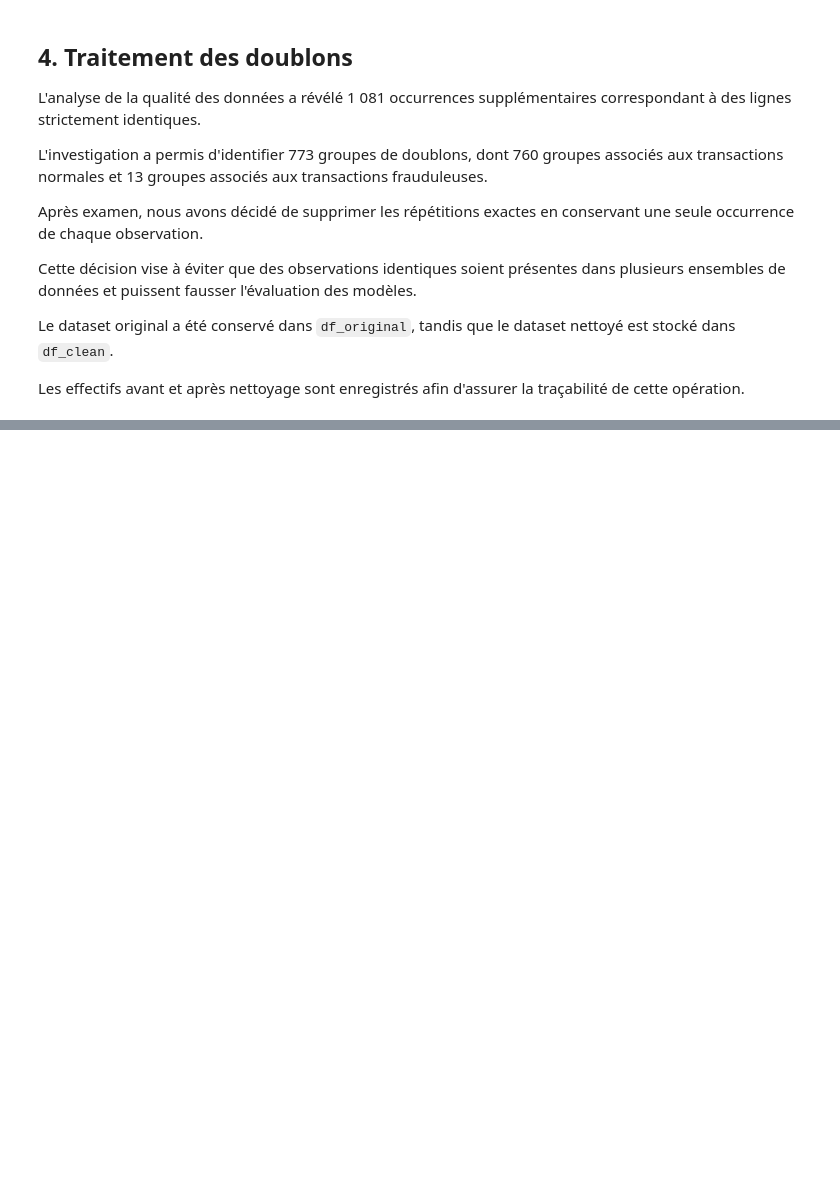
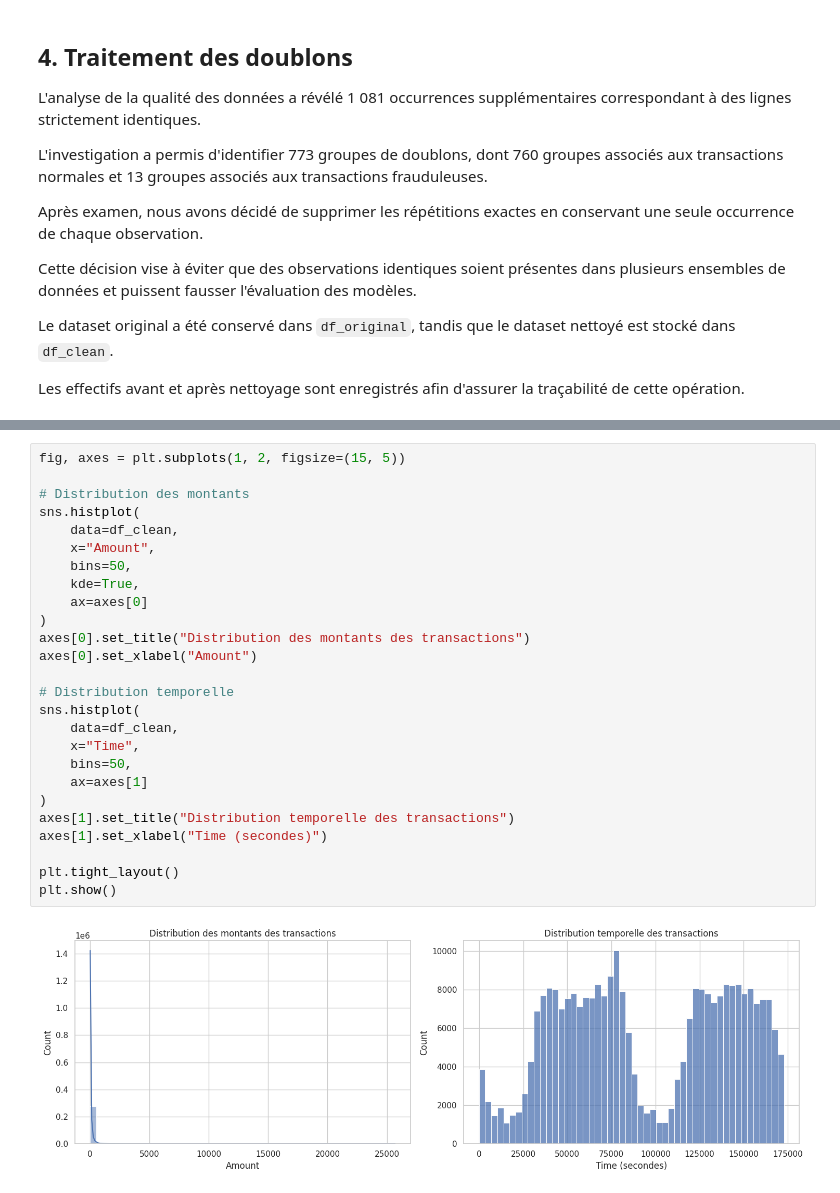
Before and after one commit to Freddykaseya/groupe-03-IADS, a Jupyter notebook: notebooks/Credit_Card_Fraud_Detection_Group03.ipynb, the cells around one changed output, grey strips where cells are left out. Cells and saved outputs as stored; diff of their text form; blank space fills up the shorter version.

```diff
--- a/notebooks/Credit_Card_Fraud_Detection_Group03.ipynb
+++ b/notebooks/Credit_Card_Fraud_Detection_Group03.ipynb
@@ -524,0 +573,28 @@ traçabilité de cette opération.
+# %%
+fig, axes = plt.subplots(1, 2, figsize=(15, 5))
+
+# Distribution des montants
+sns.histplot(
+    data=df_clean,
+    x="Amount",
+    bins=50,
+    kde=True,
+    ax=axes[0]
+)
+axes[0].set_title("Distribution des montants des transactions")
+axes[0].set_xlabel("Amount")
+
+# Distribution temporelle
+sns.histplot(
+    data=df_clean,
+    x="Time",
+    bins=50,
+    ax=axes[1]
+)
+axes[1].set_title("Distribution temporelle des transactions")
+axes[1].set_xlabel("Time (secondes)")
+
+plt.tight_layout()
+plt.show()
+# %% [output]
+[figure, added]
```
Also changed, not shown: parts of 36 cells of this notebook.
